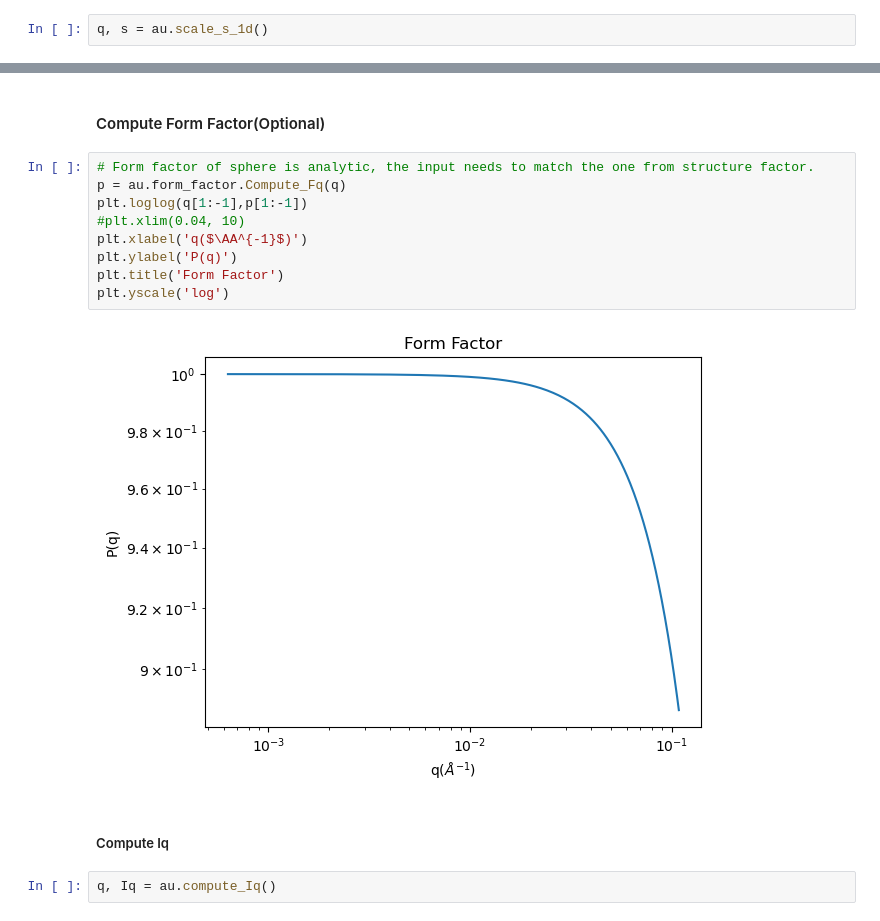
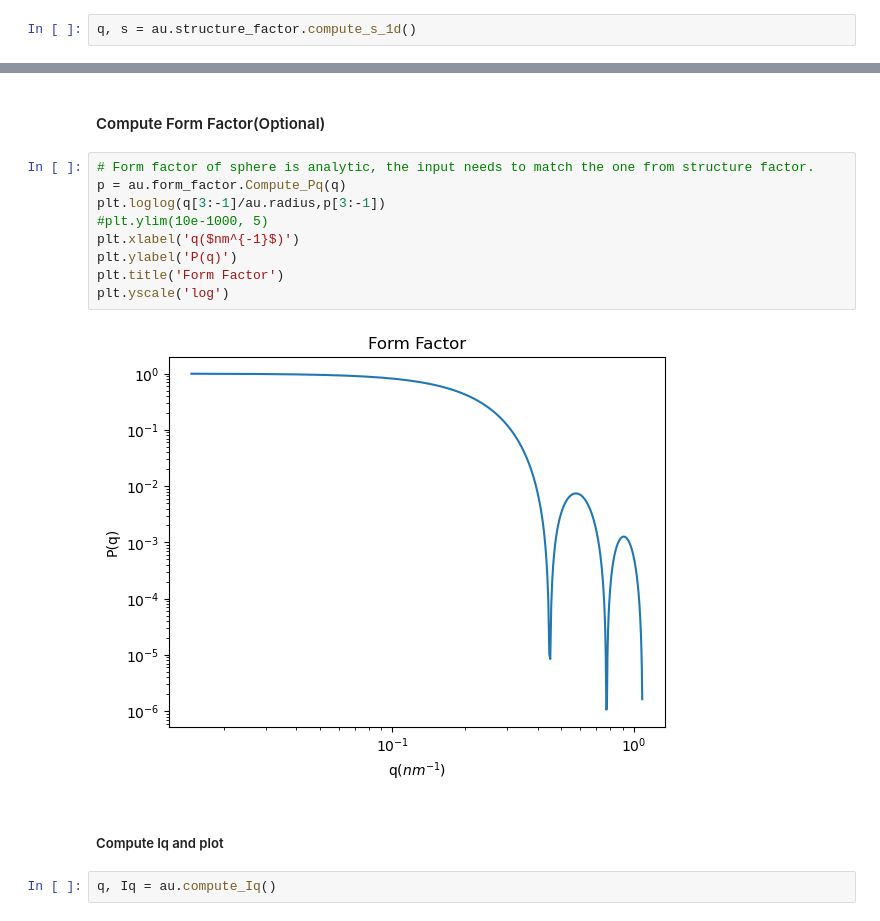
Before and after one commit to hansoncjc/gsd2sas, a Jupyter notebook: examples/Sphere.ipynb, the cells around one changed output, grey strips where cells are left out. Drawn from its saved outputs; the diff is of its cells as text.

```diff
--- a/examples/Sphere.ipynb
+++ b/examples/Sphere.ipynb
@@ -25,6 +25,6 @@ au.set_structure_factor(gsd_path=gsd, N_grid=300, frame=1)
 # %% [markdown]
 ##### Compute Structure Factor(Optional)
 # %%
-q, s = au.scale_s_1d()
+q, s = au.structure_factor.compute_s_1d()
 # %%
 # the first bin of q&s need to be removed
@@ -39,17 +39,17 @@ plt.tight_layout()
 #### Compute Form Factor(Optional)
 # %%
 # Form factor of sphere is analytic, the input needs to match the one from structure factor.
-p = au.form_factor.Compute_Fq(q)
-plt.loglog(q[1:-1],p[1:-1])
-#plt.xlim(0.04, 10)
-plt.xlabel('q($\AA^{-1}$)')
+p = au.form_factor.Compute_Pq(q)
+plt.loglog(q[3:-1]/au.radius,p[3:-1])
+#plt.ylim(10e-1000, 5)
+plt.xlabel('q($nm^{-1}$)')
 plt.ylabel('P(q)')
 plt.title('Form Factor')
 plt.yscale('log')
 # %% [output]
-[figure, old version]
+[figure, new version]
 # %% [markdown]
-##### Compute Iq
+##### Compute Iq and plot
 # %%
 q, Iq = au.compute_Iq()
 # %%
```
Also changed, not shown: parts of 4 cells of this notebook, 1 other file.
